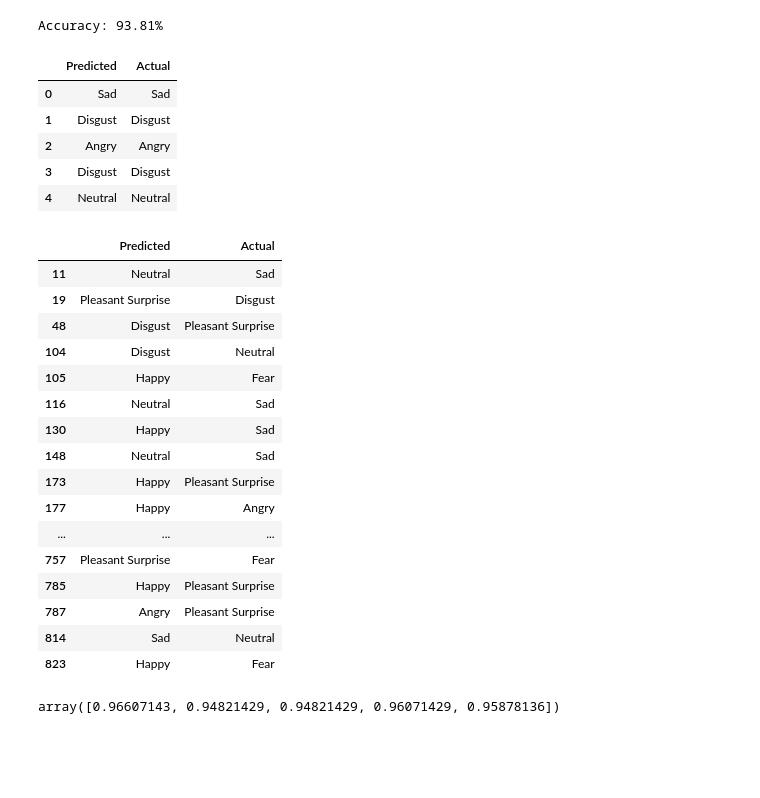
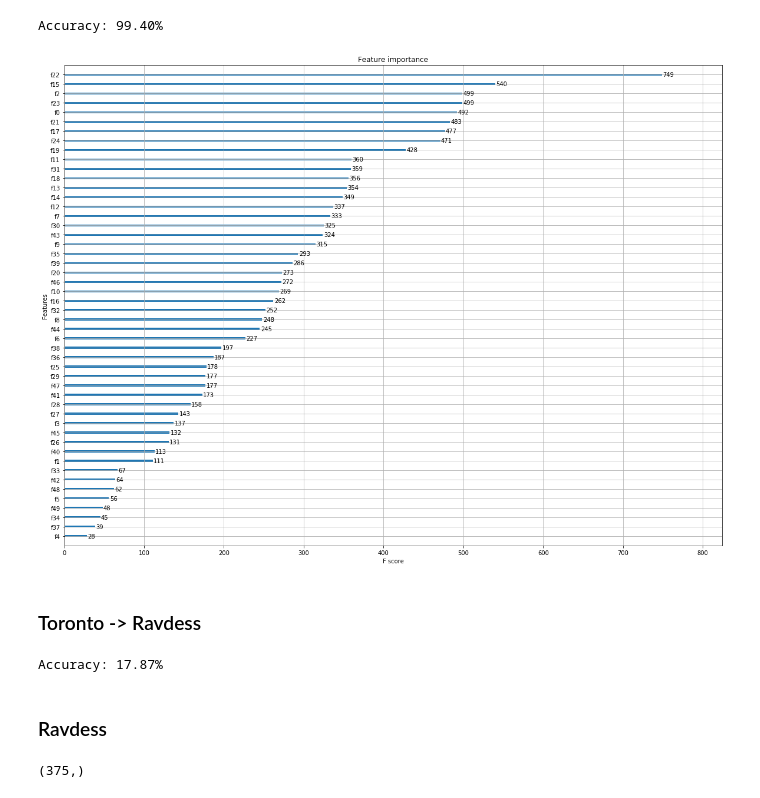
Before and after one commit to christianinov/DRU-W3-FP-6-Emotion-and-Tone-Analyzer, a Jupyter notebook: xgboost_cross.ipynb, the cells around one changed output. Saved outputs shown, nothing was run; the diff lists cells and outputs as text; code cells hidden in the pictures; blank space fills up the shorter version.

Commit message:
features importance

```diff
--- a/xgboost_cross.ipynb
+++ b/xgboost_cross.ipynb
@@ -51,4 +100,7 @@ np.savetxt('toronto.csv',dataset,delimiter=',', fmt="%s")
 import xgboost as xgb
 # %%
 df = pd.read_csv('toronto.csv',header=None)
-df = df.drop(columns=[0])
+
+X_toronto = df.iloc[:,:-1].values
+y_toronto = df.iloc[:,-1].values
+X_train_toronto, X_test_toronto, y_train_toronto, y_test_toronto = train_test_split(X_toronto,y_toronto,test_size=0.3)
@@ -78,39 +115,7 @@ X_train, X_test, y_train, y_test = train_test_split(X,y,test_size=0.3)
 # %%
-gbm = xgb.XGBClassifier(max_depth=3, n_estimators=300, learning_rate=0.05).fit(X_train,y_train)
-predictions = gbm.predict(X_test)
-accuracy = accuracy_score(y_test, predictions)
+gbm = xgb.XGBClassifier(max_depth=3, n_estimators=500, learning_rate=0.05).fit(X_train_toronto,y_train_toronto)
+predictions = gbm.predict(X_test_toronto)
+accuracy = accuracy_score(y_test_toronto, predictions)
 print("Accuracy: %.2f%%" % (accuracy * 100.0))
 # %% [output]
-Accuracy: 93.81%
+Accuracy: 99.40%
-# %%
-results = pd.DataFrame()
-results['Predicted'] = [categories[val] for val in predictions]
-results['Actual'] = [categories[val] for val in y_test]
-results.head(5)
-# %% [output]
-|  | Predicted | Actual |
-| 0 | Sad | Sad |
-| 1 | Disgust | Disgust |
-| 2 | Angry | Angry |
-| 3 | Disgust | Disgust |
-| 4 | Neutral | Neutral |
-# %%
-results.loc[df['Predicted'] != df['Actual']]
-# %% [output]
-|  | Predicted | Actual |
-| 11 | Neutral | Sad |
-| 19 | Pleasant Surprise | Disgust |
-| 48 | Disgust | Pleasant Surprise |
-| 104 | Disgust | Neutral |
-| 105 | Happy | Fear |
-| 116 | Neutral | Sad |
-| 130 | Happy | Sad |
-| 148 | Neutral | Sad |
-| 173 | Happy | Pleasant Surprise |
-| 177 | Happy | Angry |
-| ... | ... | ... |
-| 757 | Pleasant Surprise | Fear |
-| 785 | Happy | Pleasant Surprise |
-| 787 | Angry | Pleasant Surprise |
-| 814 | Sad | Neutral |
-| 823 | Happy | Fear |
@@ -121,4 +122,22 @@ scores_cross = cross_val_score(gbm,X,y,cv=5)
-# %%
-scores_cross
-# %% [output]
-array([0.96607143, 0.94821429, 0.94821429, 0.96071429, 0.95878136])
+# %%
+from xgboost import plot_importance
+import matplotlib.pyplot as plt
+fig, ax = plt.subplots(figsize=(20, 15))
+plot_importance(gbm,ax)
+plt.show()
+# %% [output]
+[figure, added]
+# %% [markdown]
+### Toronto -> Ravdess
+# %%
+predictions = gbm.predict(X_test)
+accuracy = accuracy_score(y_test, predictions)
+print("Accuracy: %.2f%%" % (accuracy * 100.0))
+# %% [output]
+Accuracy: 17.87%
+# %% [markdown]
+### Ravdess
+# %%
+y_test.shape
+# %% [output]
+(375,)
```
Also changed, not shown: parts of 20 cells of this notebook.
